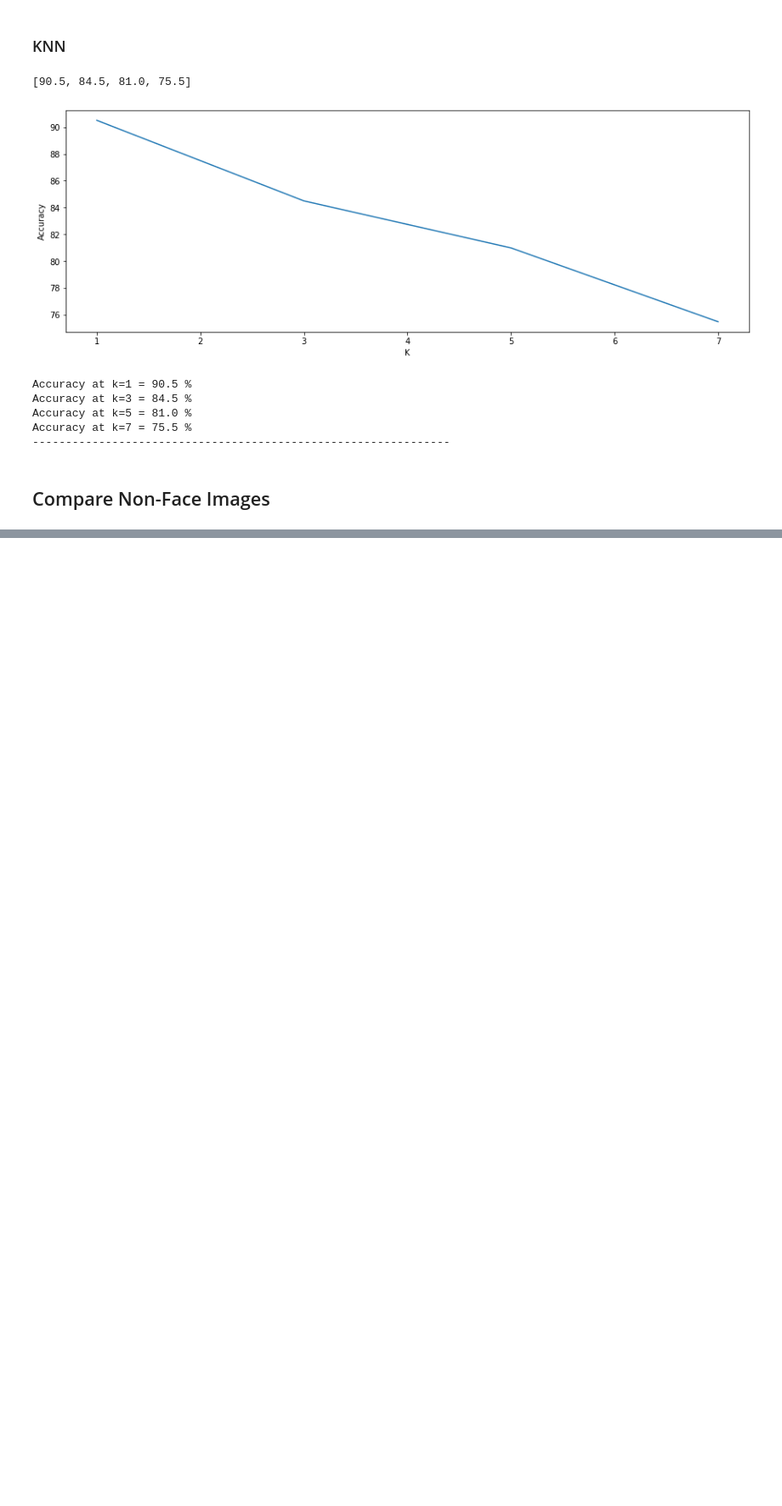
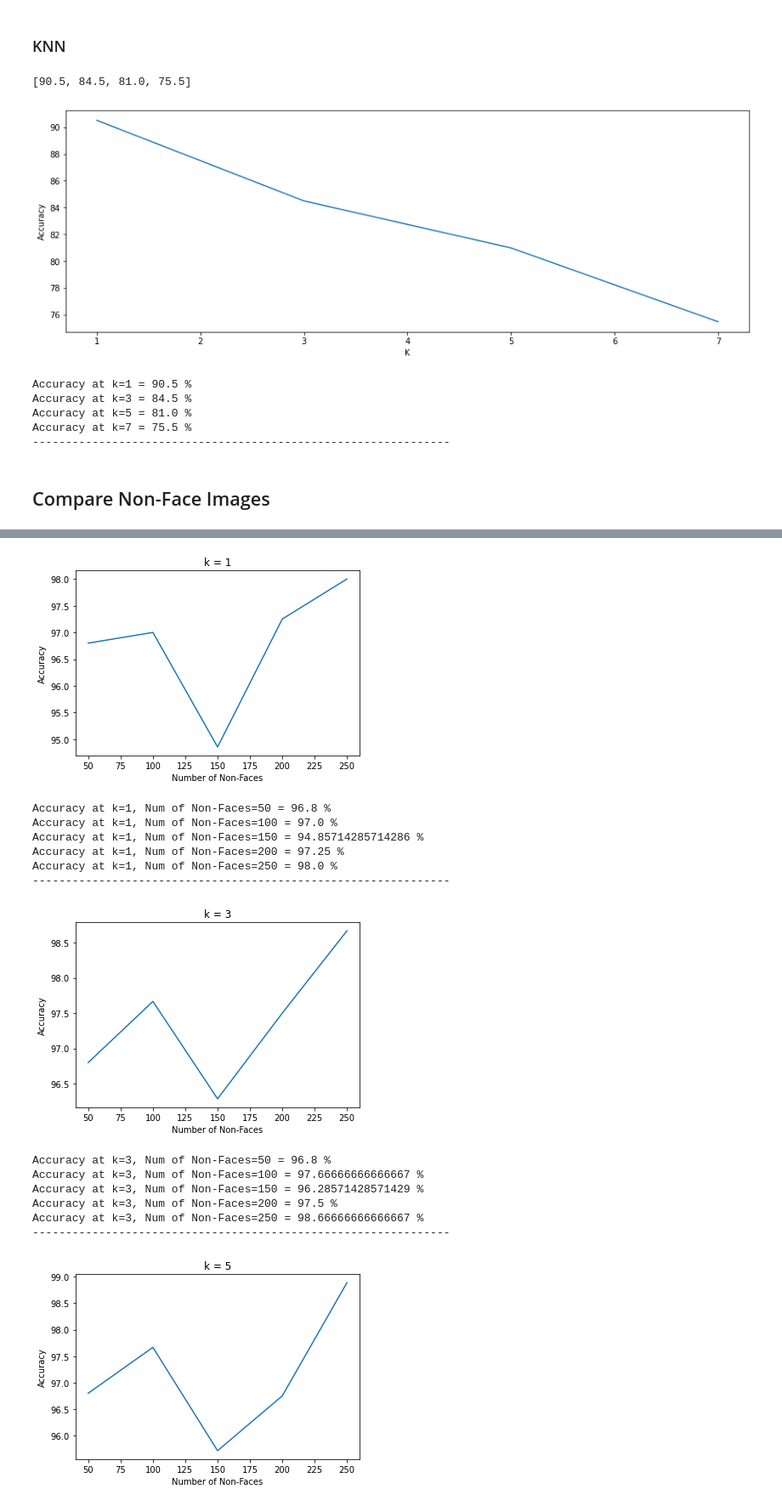
Before and after one commit to Abdelrahman-Shawky/Face-Recognition, a Jupyter notebook: Face_Recognition.ipynb, the cells around one changed output, grey strips where cells are left out. Shown at 85% size. Saved outputs shown, nothing was run; the diff lists cells and outputs as text; code cells hidden in the pictures; blank space fills up the shorter version.

```diff
--- a/Face_Recognition.ipynb
+++ b/Face_Recognition.ipynb
@@ -602,0 +625,8 @@ Accuracy at k=7 = 75.5 %
+# %%
+non_faces_matrix_all = np.zeros(10304*NUM_NON_FACES*2).reshape(-1,10304)
+non_faces_labels = np.zeros(NUM_NON_FACES)
+faces_labels = np.ones(200)
+for i in range(len(non_faces_gray)):
+  non_faces_matrix_all[i] = np.array(non_faces_gray[i]).flatten()
+non_faces_matrix = non_faces_matrix_all[:NUM_NON_FACES]
+non_faces_matrix_test = non_faces_matrix_all[NUM_NON_FACES:]
@@ -602,0 +799,42 @@ Accuracy at k=7 = 75.5 %
+# %%
+non_faces_50 = genfromtxt('/content/accuracy_LDA_50_Non-Face.csv', delimiter=',')
+non_faces_100 = genfromtxt('/content/accuracy_LDA_100_Non-Face.csv', delimiter=',')
+non_faces_150 = genfromtxt('/content/accuracy_LDA_150_Non-Face.csv', delimiter=',')
+non_faces_200 = genfromtxt('/content/accuracy_LDA_200_Non-Face.csv', delimiter=',')
+non_faces_250 = genfromtxt('/content/accuracy_LDA_250_Non-Face.csv', delimiter=',')
+# %%
+ # Plot Accuracy against Number of Non-Faces at Constant K
+NUM_FACES = [50,100,150,200,250]
+for i in range(len(kk)):
+  plt.title(f'k = {kk[i]}')
+  accuracies = []
+  accuracies.append(non_faces_50[i])
+  accuracies.append(non_faces_100[i])
+  accuracies.append(non_faces_150[i])
+  accuracies.append(non_faces_200[i])
+  accuracies.append(non_faces_250[i])
+
+
+  plt.plot(NUM_FACES,accuracies)
+  plt.xlabel('Number of Non-Faces')
+  plt.ylabel('Accuracy')
+  plt.show()
+  for j in range(len(NUM_FACES)):
+    print(f'Accuracy at k={kk[i]}, Num of Non-Faces={NUM_FACES[j]} = {accuracies[j]} %')
+  print('---------------------------------------------------------------')
+# %% [output]
+[figure, added]
+Accuracy at k=1, Num of Non-Faces=50 = 96.8 %
+Accuracy at k=1, Num of Non-Faces=100 = 97.0 %
+Accuracy at k=1, Num of Non-Faces=150 = 94.85714285714286 %
+Accuracy at k=1, Num of Non-Faces=200 = 97.25 %
+Accuracy at k=1, Num of Non-Faces=250 = 98.0 %
+---------------------------------------------------------------
+[figure, added]
+Accuracy at k=3, Num of Non-Faces=50 = 96.8 %
+Accuracy at k=3, Num of Non-Faces=100 = 97.66666666666667 %
+Accuracy at k=3, Num of Non-Faces=150 = 96.28571428571429 %
+Accuracy at k=3, Num of Non-Faces=200 = 97.5 %
+Accuracy at k=3, Num of Non-Faces=250 = 98.66666666666667 %
+---------------------------------------------------------------
+[figure, added]
```
Also changed, not shown: parts of 63 cells of this notebook.
